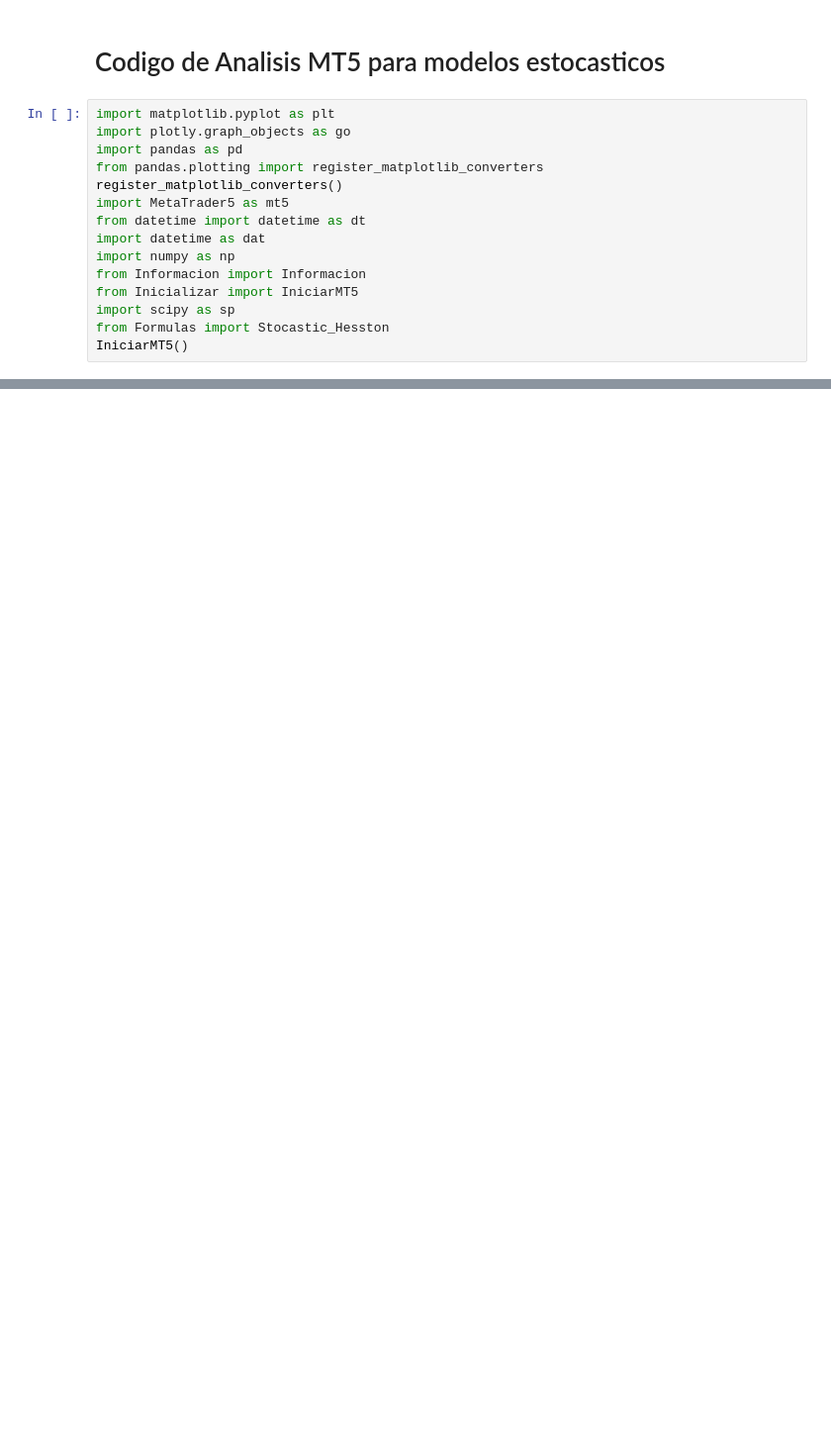
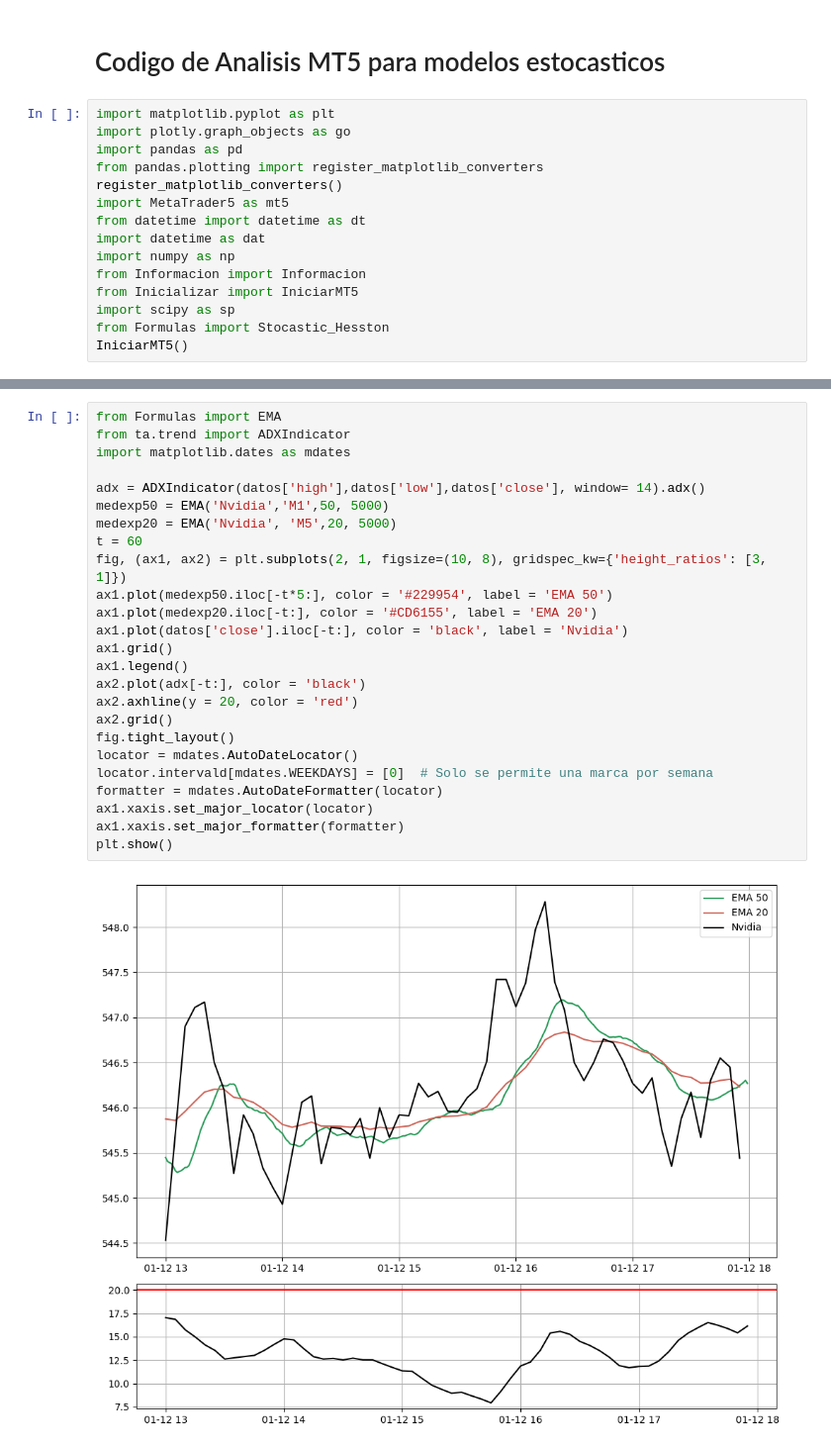
Before and after one commit to miguel2019547/Metatrader, a Jupyter notebook: Algoritmos/Analitica.ipynb, the cells around one changed output, grey strips where cells are left out. Shown: that part at 99% size. Cells and saved outputs as stored; diff of their text form; blank space fills up the shorter version.

```diff
--- a/Algoritmos/Analitica.ipynb
+++ b/Algoritmos/Analitica.ipynb
@@ -24,0 +25,27 @@ Baja:  0.352
+# %%
+from Formulas import EMA
+from ta.trend import ADXIndicator
+import matplotlib.dates as mdates
+
+adx = ADXIndicator(datos['high'],datos['low'],datos['close'], window= 14).adx()
+medexp50 = EMA('Nvidia','M1',50, 5000)
+medexp20 = EMA('Nvidia', 'M5',20, 5000)
+t = 60
+fig, (ax1, ax2) = plt.subplots(2, 1, figsize=(10, 8), gridspec_kw={'height_ratios': [3, 1]})
+ax1.plot(medexp50.iloc[-t*5:], color = '#229954', label = 'EMA 50')
+ax1.plot(medexp20.iloc[-t:], color = '#CD6155', label = 'EMA 20')
+ax1.plot(datos['close'].iloc[-t:], color = 'black', label = 'Nvidia')
+ax1.grid()
+ax1.legend()
+ax2.plot(adx[-t:], color = 'black')
+ax2.axhline(y = 20, color = 'red')
+ax2.grid()
+fig.tight_layout()
+locator = mdates.AutoDateLocator()
+locator.intervald[mdates.WEEKDAYS] = [0]  # Solo se permite una marca por semana
+formatter = mdates.AutoDateFormatter(locator)
+ax1.xaxis.set_major_locator(locator)
+ax1.xaxis.set_major_formatter(formatter)
+plt.show()
+# %% [output]
+[figure, added]
```
Also changed, not shown: parts of 7 cells of this notebook, 3 other files.
